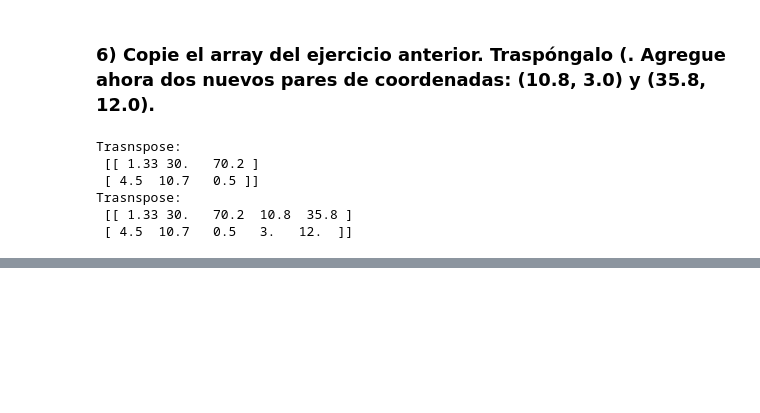
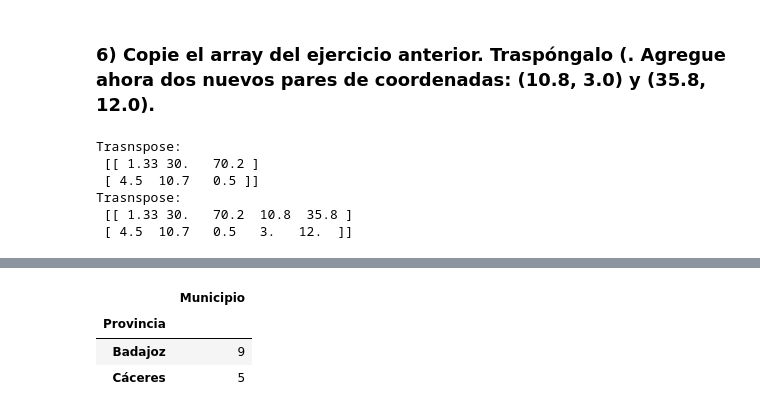
Before and after one commit to brandonfuentes97/laboratorio3, a Jupyter notebook: laboratorio3.ipynb, the cells around one changed output, grey strips where cells are left out. Drawn from its saved outputs; the diff is of its cells as text; code cells hidden in the pictures; blank space fills up the shorter version.

```diff
--- a/laboratorio3.ipynb
+++ b/laboratorio3.ipynb
@@ -135,0 +184,9 @@ Trasnspose:
+# %%
+df_resultado = df_nupoblacion[(df_nupoblacion['Provincia'] == 'Cáceres') | (df_nupoblacion['Provincia'] == 'Badajoz') & (df_nupoblacion['Poblacion'] > 5000)][['Provincia', 'Municipio']]
+
+df_resultado.groupby(by="Provincia").count().head()
+# %% [output]
+|  | Municipio |
+| Provincia |  |
+| Badajoz | 9 |
+| Cáceres | 5 |
```
Also changed, not shown: parts of 9 cells of this notebook.
